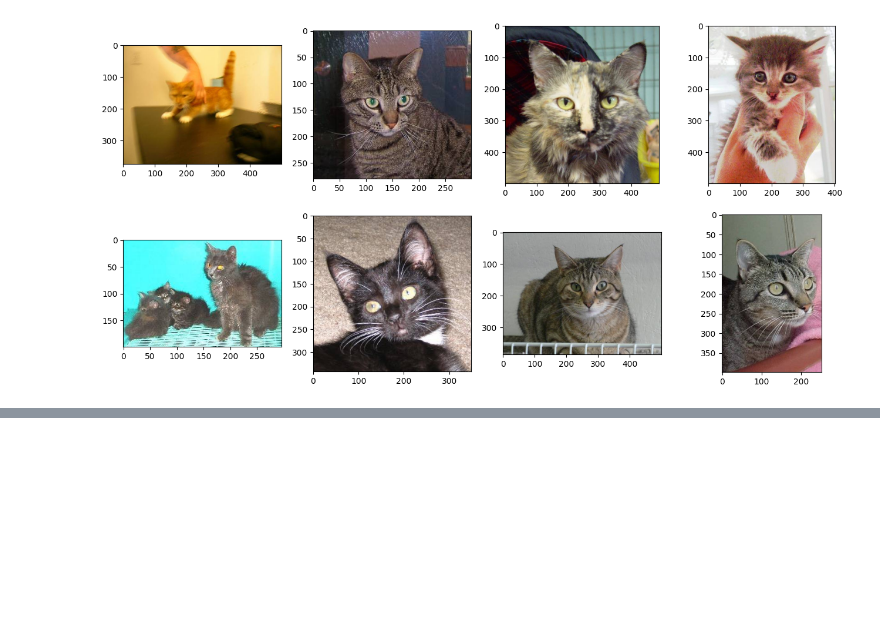
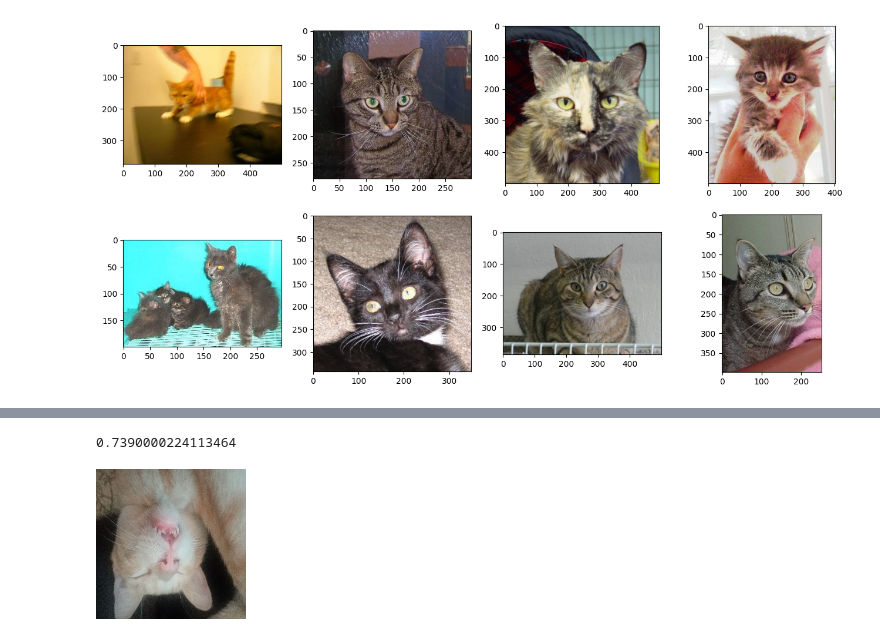
Before and after one commit to JesusMirandaEspino/machinelearningbook, a Jupyter notebook: catsdogs.ipynb, the cells around one changed output, grey strips where cells are left out. Cells and saved outputs as stored; diff of their text form; code cells hidden in the pictures; blank space fills up the shorter version.

```diff
--- a/catsdogs.ipynb
+++ b/catsdogs.ipynb
@@ -224,0 +337,11 @@ model.compile( optimizer=RMSprop( learning_rate=1e-4 ), loss='binay_crossentropy
+# %%
+test_acc
+# %% [output]
+0.7390000224113464
+# %%
+path =  'C:/Users/jesus/Desktop/curso IA/testgato/bob.jpg'
+img = image.load_img(  path, target_size=(150,150) )
+# %%
+img
+# %% [output]
+[figure, added]
```
Also changed, not shown: parts of 27 cells of this notebook.
